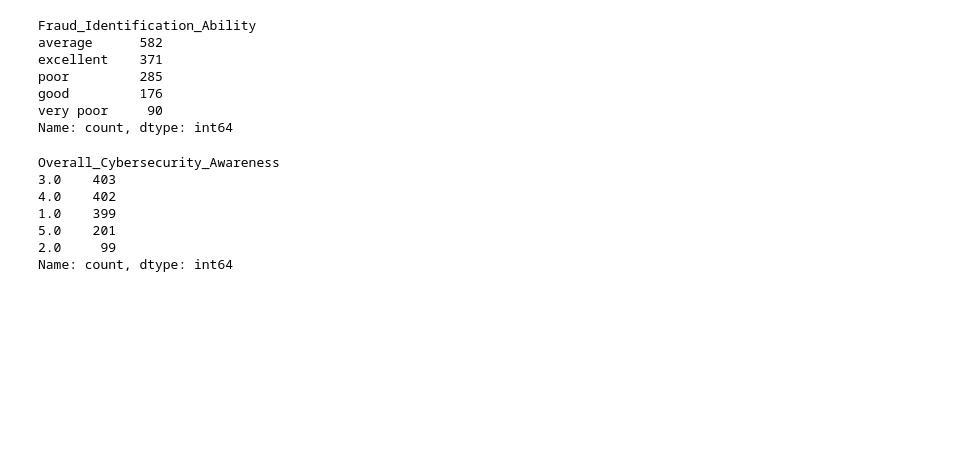
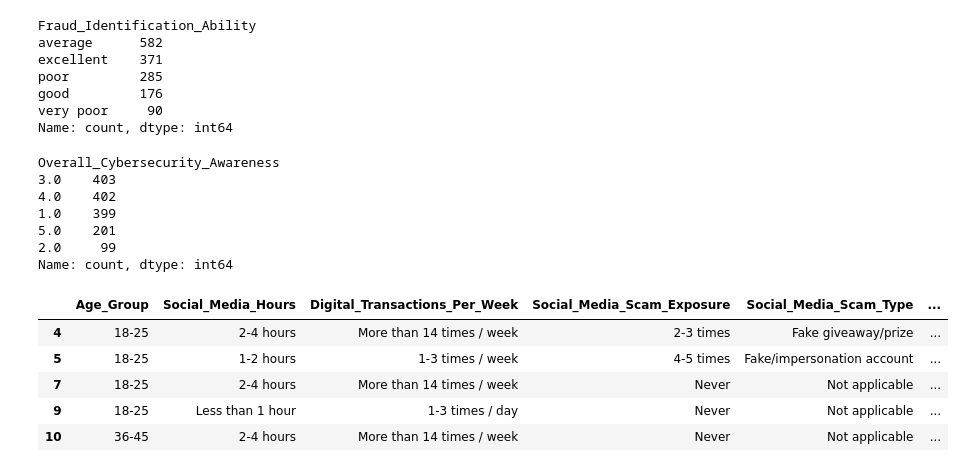
Before and after one commit to Yaseen-m0068/Cyber-Risk-Prediction, a Jupyter notebook: notebooks/eda.ipynb, the cells around one changed output. Saved outputs shown, nothing was run; the diff lists cells and outputs as text; code cells hidden in the pictures; blank space fills up the shorter version.

```diff
--- a/notebooks/eda.ipynb
+++ b/notebooks/eda.ipynb
@@ -444,3 +444,14 @@ Overall_Cybersecurity_Awareness
 5.0    201
 2.0     99
 Name: count, dtype: int64
+# %%
+df=df.drop("Overall_Cybersecurity_Awareness",axis=1)
+# %%
+df.head(5)
+# %% [output]
+|  | Age_Group | Social_Media_Hours | Digital_Transactions_Per_Week | Social_Media_Scam_Exposure | Social_Media_Scam_Type | ... |
+| 4 | 18-25 | 2-4 hours | More than 14 times / week | 2-3 times | Fake giveaway/prize | ... |
+| 5 | 18-25 | 1-2 hours | 1-3 times / week | 4-5 times | Fake/impersonation account | ... |
+| 7 | 18-25 | 2-4 hours | More than 14 times / week | Never | Not applicable | ... |
+| 9 | 18-25 | Less than 1 hour | 1-3 times / day | Never | Not applicable | ... |
+| 10 | 36-45 | 2-4 hours | More than 14 times / week | Never | Not applicable | ... |
```
Also changed, not shown: parts of 7 cells of this notebook, 6 other files.
